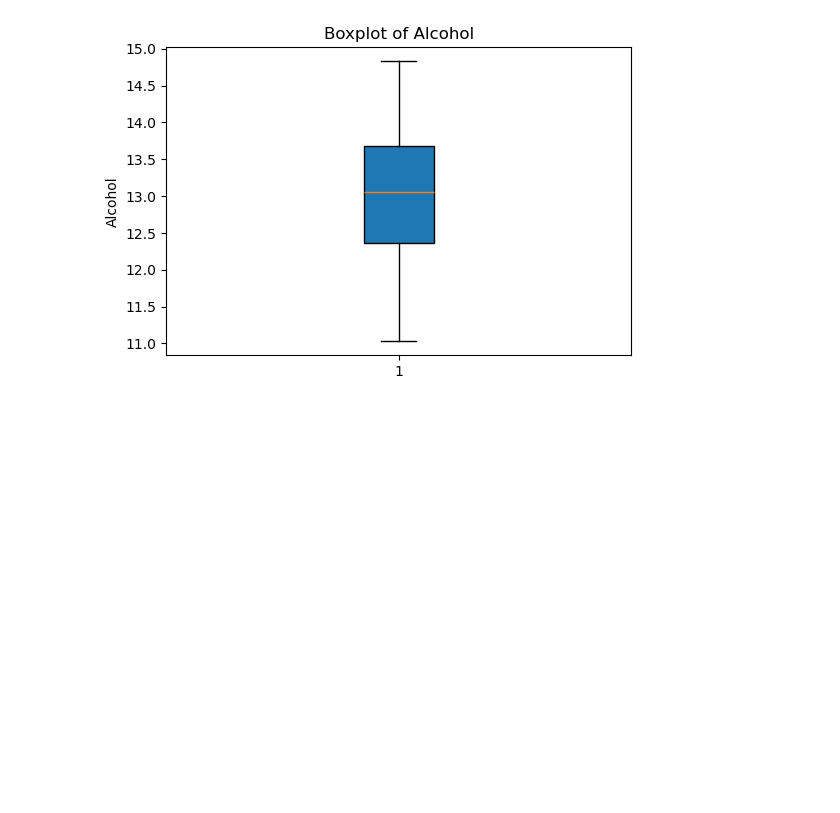
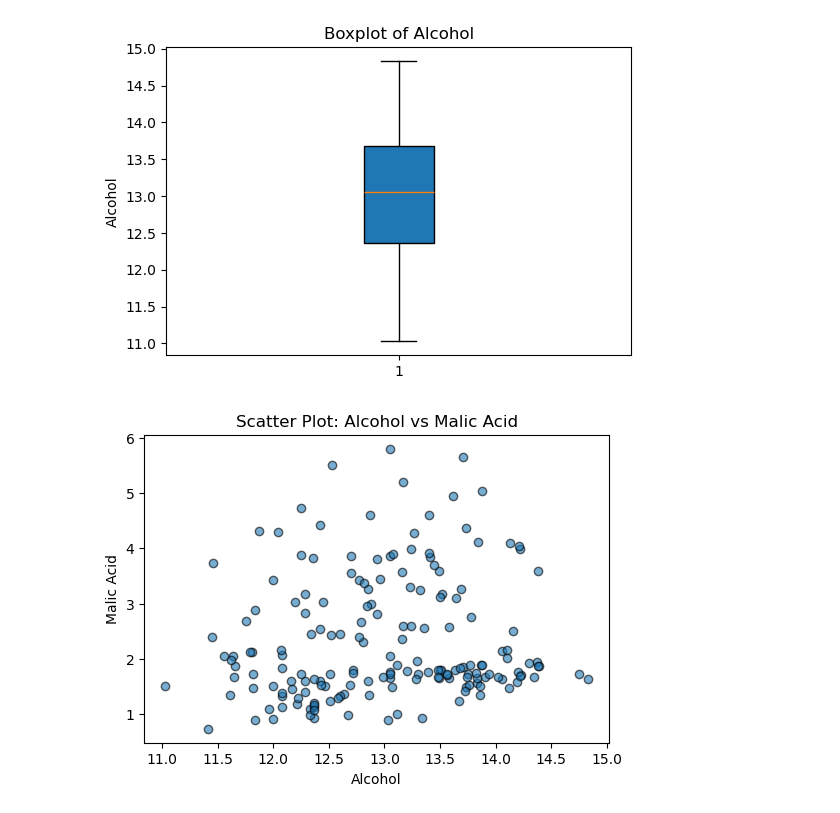
Before and after one commit to md-faiyazkhan/ml-practice, a Jupyter notebook: Matplotlib/Matplotlib.ipynb, the cells around one changed output. Drawn from its saved outputs; the diff is of its cells as text; code cells hidden in the pictures; blank space fills up the shorter version.

```diff
--- a/Matplotlib/Matplotlib.ipynb
+++ b/Matplotlib/Matplotlib.ipynb
@@ -117,3 +117,14 @@ plt.ylabel("Alcohol")
 plt.show()
 # %% [output]
 [figure]
+# %%
+# Q: Plot scatter plot between 'alcohol' and 'malic_acid' to observe correlation.
+
+plt.figure(figsize=(6,4))
+plt.scatter(df['alcohol'], df['malic_acid'], alpha=0.6, edgecolor='k')
+plt.xlabel("Alcohol")
+plt.ylabel("Malic Acid")
+plt.title("Scatter Plot: Alcohol vs Malic Acid")
+plt.show()
+# %% [output]
+[figure, added]
```
